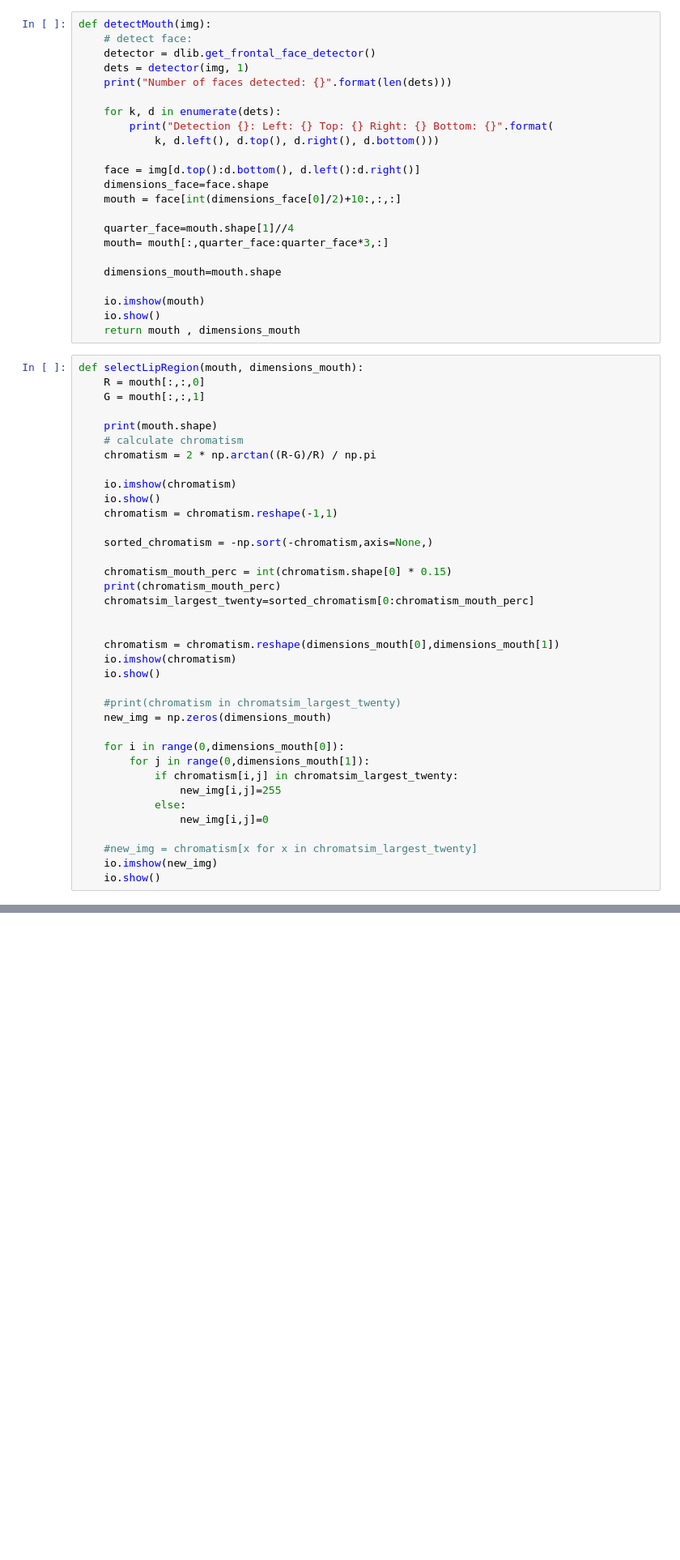
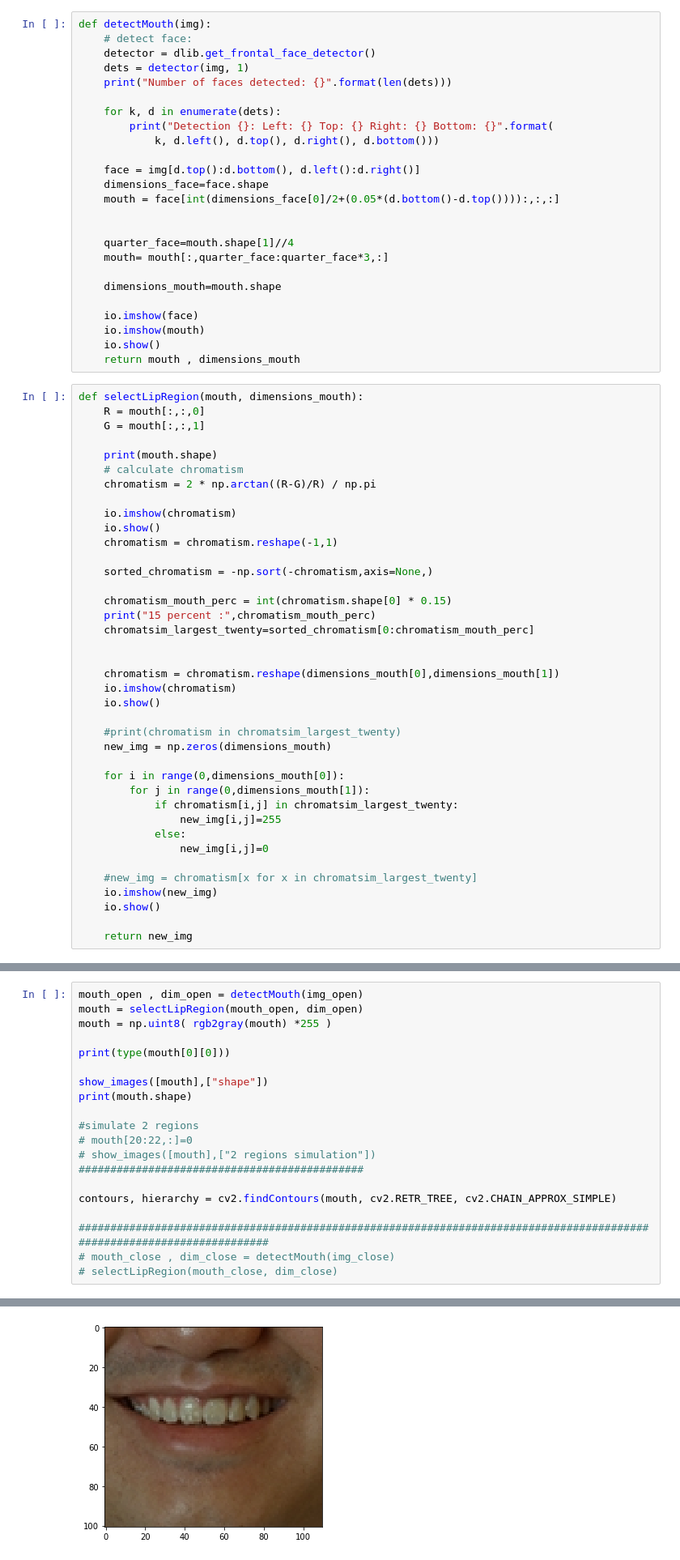
Before and after one commit to LoayMoh99/My_Social_Eye, a Jupyter notebook: Speaker_Detection/mouth_detection/MouthDetection.ipynb, the cells around one changed output, grey strips where cells are left out. Shown at 81% size. Cells and saved outputs as stored; diff of their text form; blank space fills up the shorter version.

Commit message:
mouth detection modified

```diff
--- a/Speaker_Detection/mouth_detection/MouthDetection.ipynb
+++ b/Speaker_Detection/mouth_detection/MouthDetection.ipynb
@@ -31,13 +38,15 @@ def detectMouth(img):
 
     face = img[d.top():d.bottom(), d.left():d.right()]
     dimensions_face=face.shape
-    mouth = face[int(dimensions_face[0]/2)+10:,:,:]
+    mouth = face[int(dimensions_face[0]/2+(0.05*(d.bottom()-d.top()))):,:,:]
+
 
     quarter_face=mouth.shape[1]//4
     mouth= mouth[:,quarter_face:quarter_face*3,:]
 
     dimensions_mouth=mouth.shape
 
+    io.imshow(face)
     io.imshow(mouth)
     io.show()
     return mouth , dimensions_mouth
@@ -57,7 +66,7 @@ def selectLipRegion(mouth, dimensions_mouth):
     sorted_chromatism = -np.sort(-chromatism,axis=None,)
 
     chromatism_mouth_perc = int(chromatism.shape[0] * 0.15)
-    print(chromatism_mouth_perc)
+    print("15 percent :",chromatism_mouth_perc)
     chromatsim_largest_twenty=sorted_chromatism[0:chromatism_mouth_perc]
 
 
@@ -78,3 +87,5 @@ def selectLipRegion(mouth, dimensions_mouth):
     #new_img = chromatism[x for x in chromatsim_largest_twenty]
     io.imshow(new_img)
     io.show()
+
+    return new_img
@@ -102,0 +144,21 @@ Detection 0: Left: 110 Top: 125 Right: 239 Bottom: 254
+# %%
+mouth_open , dim_open = detectMouth(img_open)
+mouth = selectLipRegion(mouth_open, dim_open)
+mouth = np.uint8( rgb2gray(mouth) *255 )
+
+print(type(mouth[0][0]))
+
+show_images([mouth],["shape"])
+print(mouth.shape)
+
+#simulate 2 regions
+# mouth[20:22,:]=0
+# show_images([mouth],["2 regions simulation"])
+#############################################
+
+contours, hierarchy = cv2.findContours(mouth, cv2.RETR_TREE, cv2.CHAIN_APPROX_SIMPLE)
+
+########################################################################################################################
+# mouth_close , dim_close = detectMouth(img_close)
+# selectLipRegion(mouth_close, dim_close)
+# %% [output]
@@ -102,0 +167 @@ Detection 0: Left: 110 Top: 125 Right: 239 Bottom: 254
+[figure, added]
```
Also changed, not shown: parts of 10 cells of this notebook, 1 other file.
